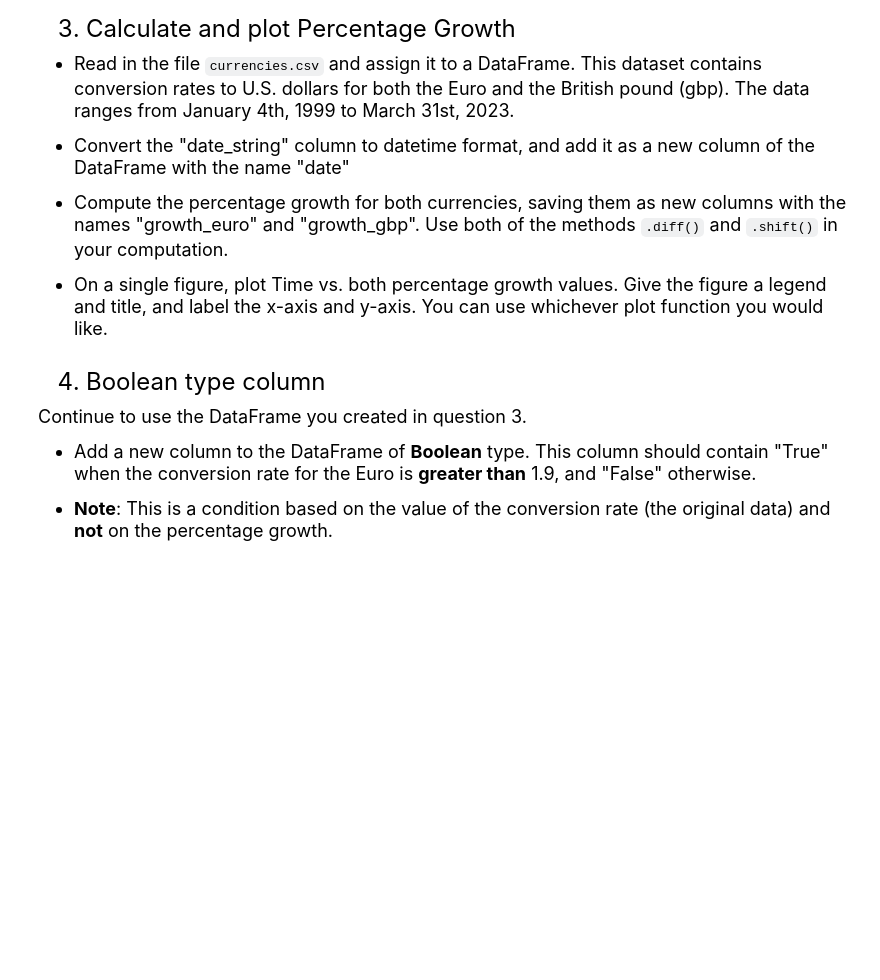
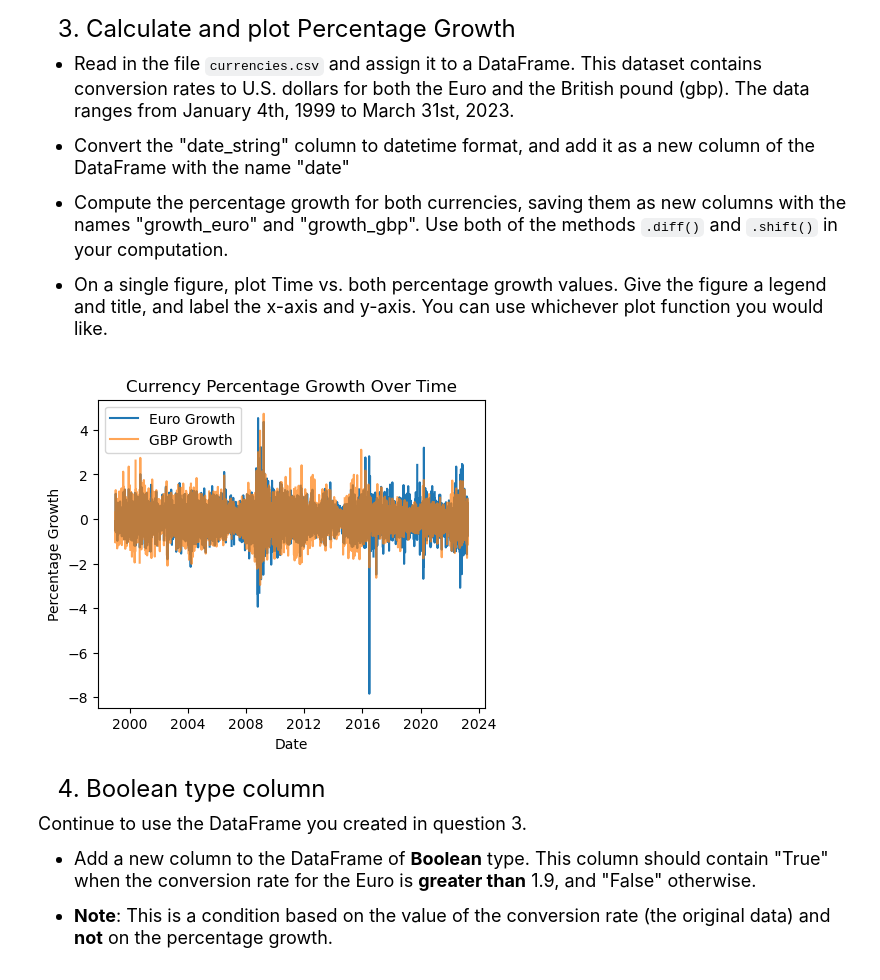
Before and after one commit to savvyscott27/qtm151fall2025, a Jupyter notebook: quiz 4/Quiz4-section1.ipynb, the cells around one changed output. Drawn from its saved outputs; the diff is of its cells as text; code cells hidden in the pictures; blank space fills up the shorter version.

```diff
--- a/quiz 4/Quiz4-section1.ipynb
+++ b/quiz 4/Quiz4-section1.ipynb
@@ -108,6 +129,26 @@ plt.show()
 - On a single figure, plot Time vs. both percentage growth values. Give the figure a legend and title, and label the x-axis and y-axis. You can use whichever plot function you would like.
 # %%
 # your code here
+df_currency = pd.read_csv("quiz_4_files/currencies.csv")
+
+#add new column
+df_currency["date"] = pd.to_datetime(df_currency["date_string"])
+
+#caluculate percentage growth and create new columns
+df_currency["growth_euro"] = (df_currency["eur_to_usd"].diff() / df_currency["eur_to_usd"].shift()) * 100
+df_currency["growth_gbp"] = (df_currency["gbp_to_usd"].diff() / df_currency["gbp_to_usd"].shift()) * 100
+
+#plotting
+plt.figure(figsize=(5,4))
+plt.plot(df_currency["date"], df_currency["growth_euro"], label="Euro Growth")
+plt.plot(df_currency["date"], df_currency["growth_gbp"], label="GBP Growth", alpha=0.7)
+plt.xlabel("Date")
+plt.ylabel("Percentage Growth")
+plt.title("Currency Percentage Growth Over Time")
+plt.legend()
+plt.show()
+# %% [output]
+[figure, added]
 # %% [markdown]
 <font size = "5">
 
```
Also changed, not shown: parts of 6 cells of this notebook, 1 other file.
